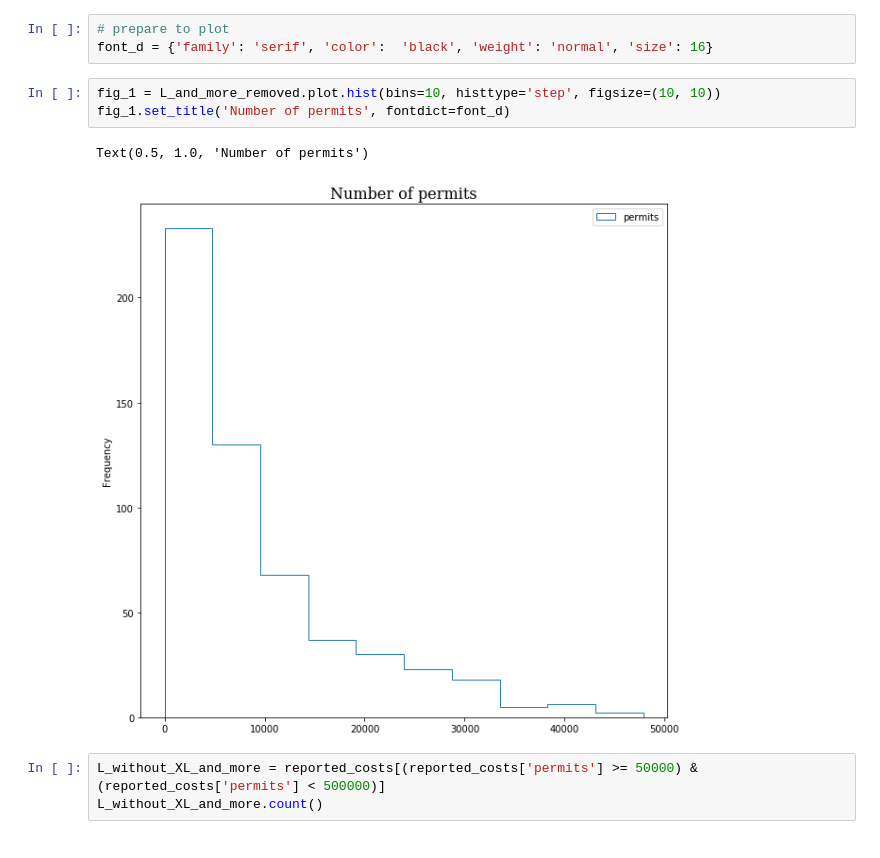
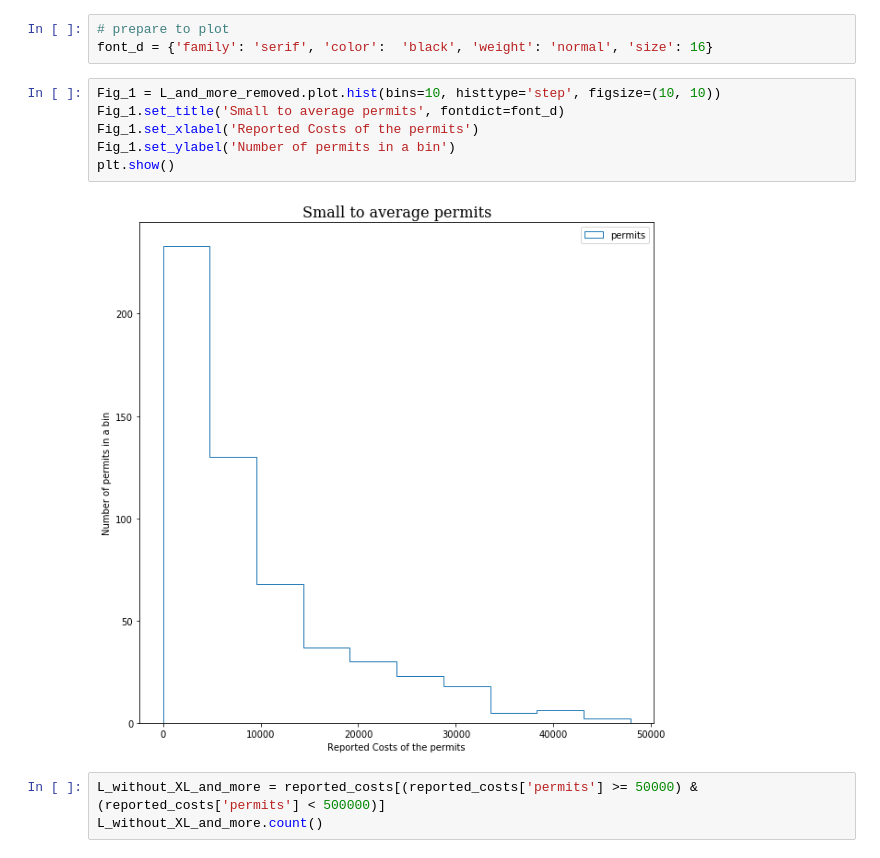
Before and after one commit to alxfed/permit-data-analysis, a Jupyter notebook: nc_data_distribution.ipynb, the cells around one changed output. Saved outputs shown, nothing was run; the diff lists cells and outputs as text.

```diff
--- a/nc_data_distribution.ipynb
+++ b/nc_data_distribution.ipynb
@@ -45,11 +45,13 @@ dtype: int64
 # prepare to plot
 font_d = {'family': 'serif', 'color':  'black', 'weight': 'normal', 'size': 16}
 # %%
-fig_1 = L_and_more_removed.plot.hist(bins=10, histtype='step', figsize=(10, 10))
-fig_1.set_title('Number of permits', fontdict=font_d)
+Fig_1 = L_and_more_removed.plot.hist(bins=10, histtype='step', figsize=(10, 10))
+Fig_1.set_title('Small to average permits', fontdict=font_d)
+Fig_1.set_xlabel('Reported Costs of the permits')
+Fig_1.set_ylabel('Number of permits in a bin')
+plt.show()
 # %% [output]
-Text(0.5, 1.0, 'Number of permits')
-[figure, old version]
+[figure, new version]
 # %%
 L_without_XL_and_more = reported_costs[(reported_costs['permits'] >= 50000) & (reported_costs['permits'] < 500000)]
 L_without_XL_and_more.count()
```
Also changed, not shown: parts of 3 cells of this notebook.
